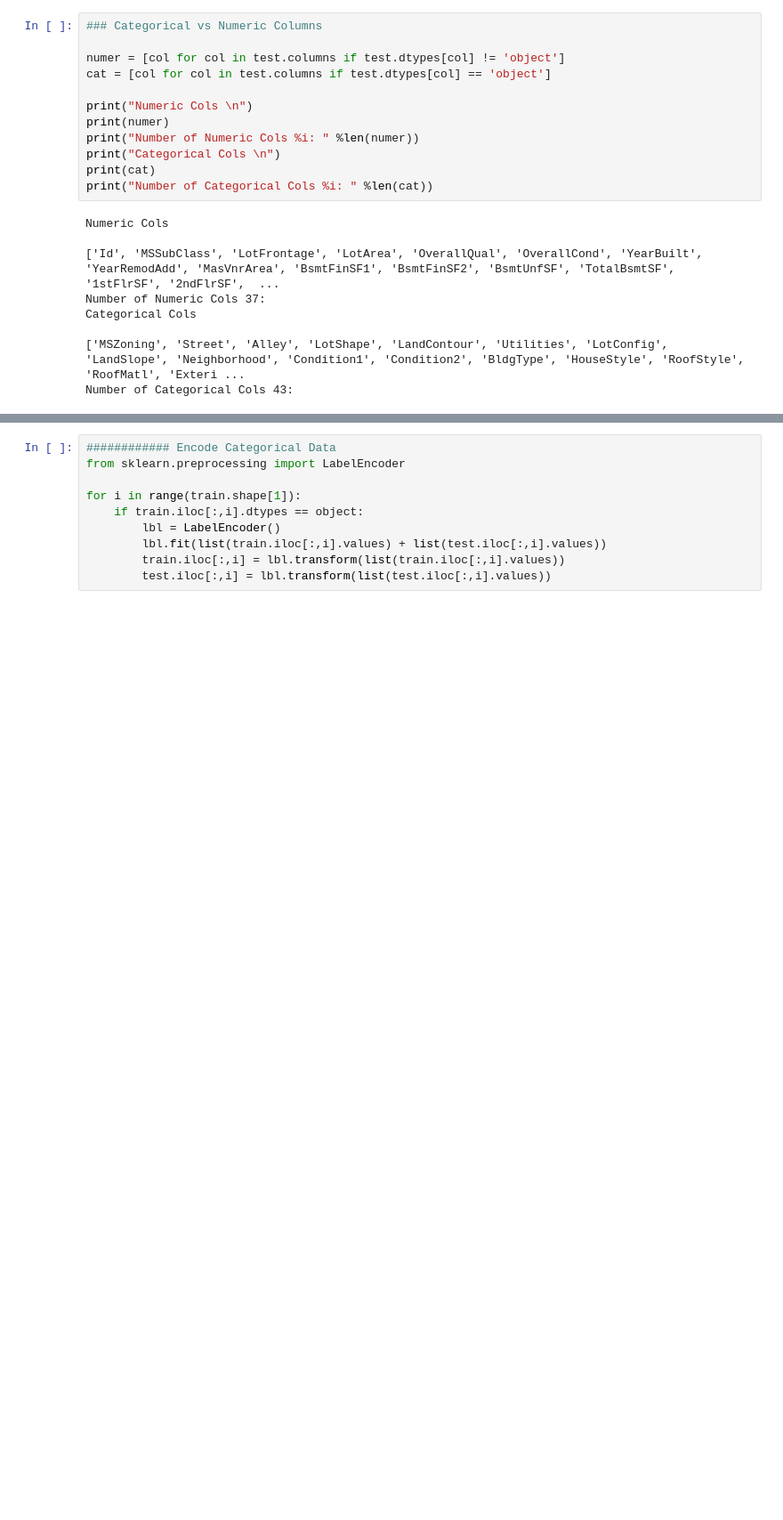
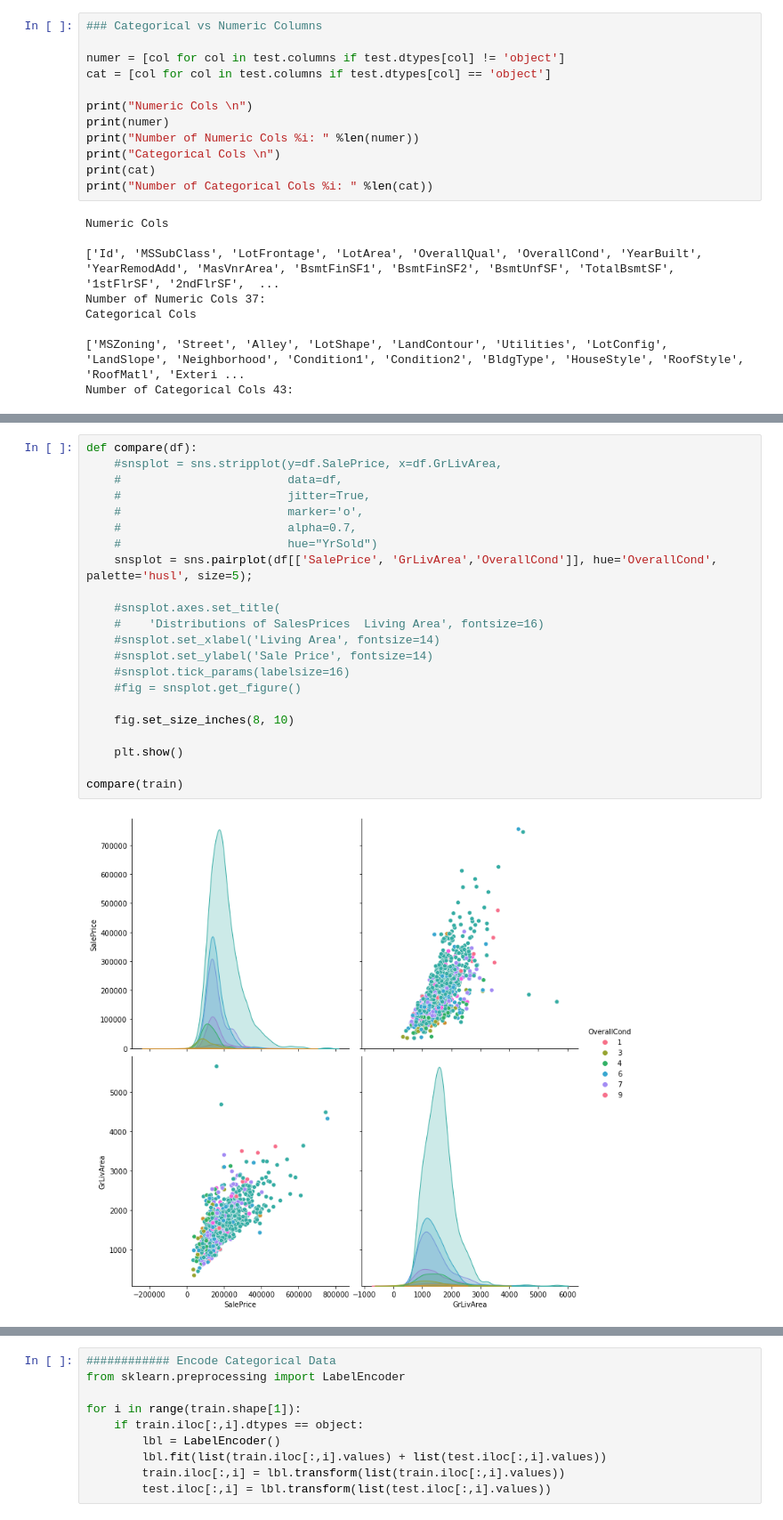
Before and after one commit to boubinmj/housing, a Jupyter notebook: housing.ipynb, the cells around one changed output, grey strips where cells are left out. Shown at 89% size. Saved outputs shown, nothing was run; the diff lists cells and outputs as text; blank space fills up the shorter version.

```diff
--- a/housing.ipynb
+++ b/housing.ipynb
@@ -65,0 +93,24 @@ plt.show()
+# %%
+def compare(df):
+    #snsplot = sns.stripplot(y=df.SalePrice, x=df.GrLivArea,
+    #                        data=df,
+    #                        jitter=True,
+    #                        marker='o',
+    #                        alpha=0.7,
+    #                        hue="YrSold")
+    snsplot = sns.pairplot(df[['SalePrice', 'GrLivArea','OverallCond']], hue='OverallCond', palette='husl', size=5);
+
+    #snsplot.axes.set_title(
+    #    'Distributions of SalesPrices  Living Area', fontsize=16)
+    #snsplot.set_xlabel('Living Area', fontsize=14)
+    #snsplot.set_ylabel('Sale Price', fontsize=14)
+    #snsplot.tick_params(labelsize=16)
+    #fig = snsplot.get_figure()
+
+    fig.set_size_inches(8, 10)
+
+    plt.show()
+
+compare(train)
+# %% [output]
+[figure, added]
```
Also changed, not shown: parts of 12 cells of this notebook.
